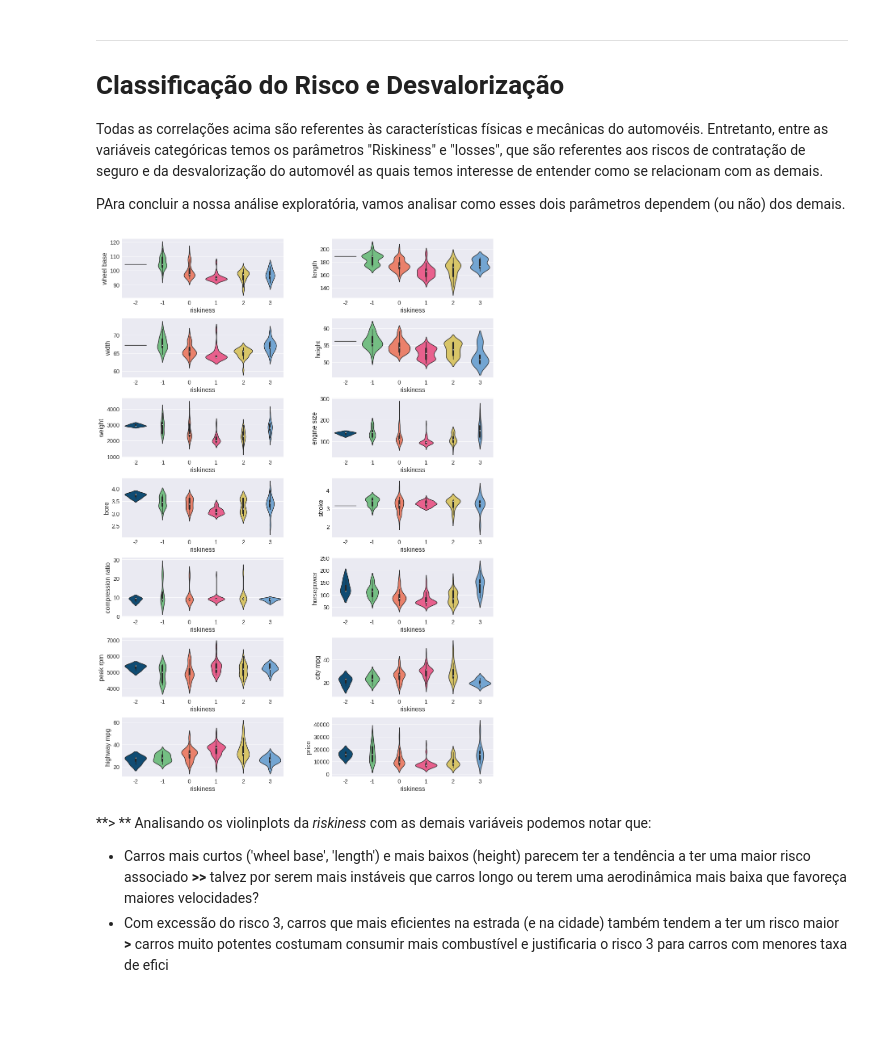
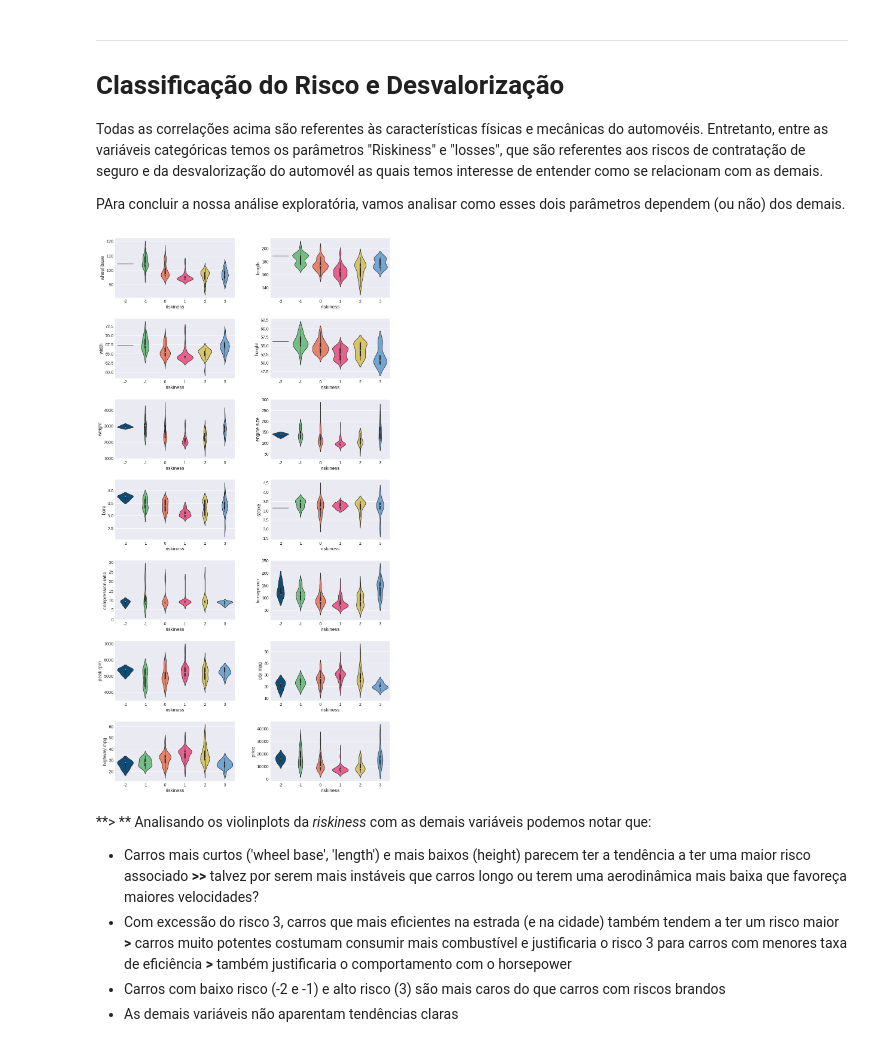
Before and after one commit to pnovais/Portfolio_pnovais, a Jupyter notebook: carros.ipynb, the cells around one changed output. Drawn from its saved outputs; the diff is of its cells as text; code cells hidden in the pictures; blank space fills up the shorter version.

Commit message:
Análise Carros: it's donegit add .

```diff
--- a/carros.ipynb
+++ b/carros.ipynb
@@ -308,18 +308,20 @@ Todas as correlações acima são referentes às características físicas e mec
 
 PAra concluir a nossa análise exploratória, vamos analisar como esses dois parâmetros dependem (ou não) dos demais.
 # %%
-# Correlação da PC1 com os parâmetros físicos/mecânicos
+# Classificação de Riscos associados e demais parâmetros
 
 features2 = ["wheel base", "wheel base", "length", "width", "height", "weight", "engine size", "bore", "stroke",
              "compression ratio", "horsepower", "peak rpm", "city mpg", "highway mpg", "price"]
-fig, axs = plt.subplots(nrows=7, ncols=2, figsize=(15, 22))
+fig, axs = plt.subplots(nrows=7, ncols=2, figsize=(15, 30))
 for col, ax in zip(features2[1:], axs.ravel()):
     ax = sns.violinplot(x="riskiness", y=col, data=df_pca, fit_reg=True, ax=ax)
     plt.subplots_adjust(top=0.92, bottom=0.08, left=0.10, right=0.95, hspace=0.35,
                     wspace=0.3)
 # %% [output]
-[figure, old version]
+[figure, new version]
 # %% [markdown]
 **> ** Analisando os violinplots da *riskiness* com as demais variáveis podemos notar que:
 - Carros mais curtos ('wheel base', 'length') e mais baixos (height) parecem ter a tendência a ter uma maior risco associado **>>** talvez por serem mais instáveis que carros longo ou terem uma aerodinâmica mais baixa que favoreça maiores velocidades?
-- Com excessão do risco 3, carros que mais eficientes na estrada (e na cidade) também tendem a ter um risco maior **>** carros muito potentes costumam consumir mais combustível e justificaria o risco 3 para carros com menores taxa de efici
+- Com excessão do risco 3, carros que mais eficientes na estrada (e na cidade) também tendem a ter um risco maior **>** carros muito potentes costumam consumir mais combustível e justificaria o risco 3 para carros com menores taxa de eficiência **>** também justificaria o comportamento com o horsepower
+- Carros com baixo risco (-2 e -1) e alto risco (3) são mais caros do que carros com riscos brandos
+- As demais variáveis não aparentam tendências claras
```
Also changed, not shown: parts of 7 cells of this notebook.
